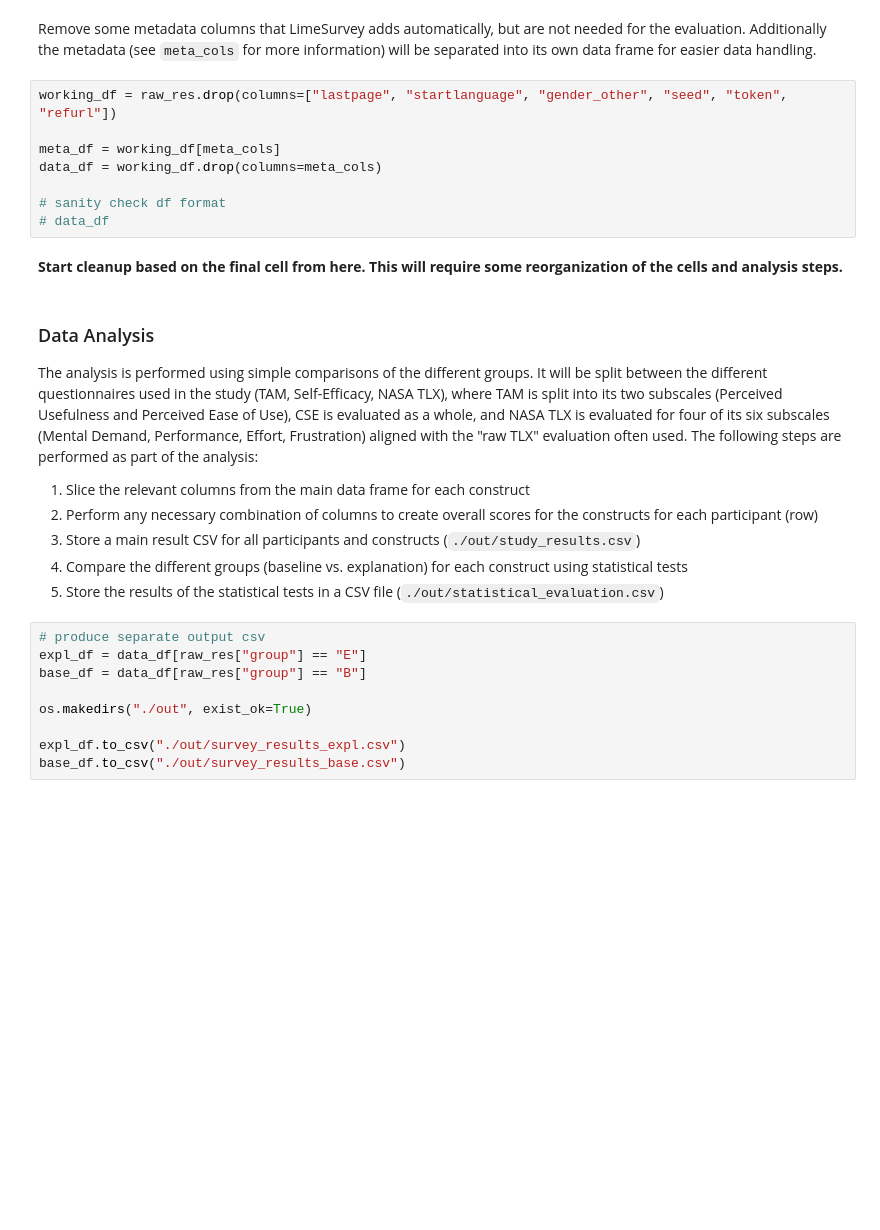
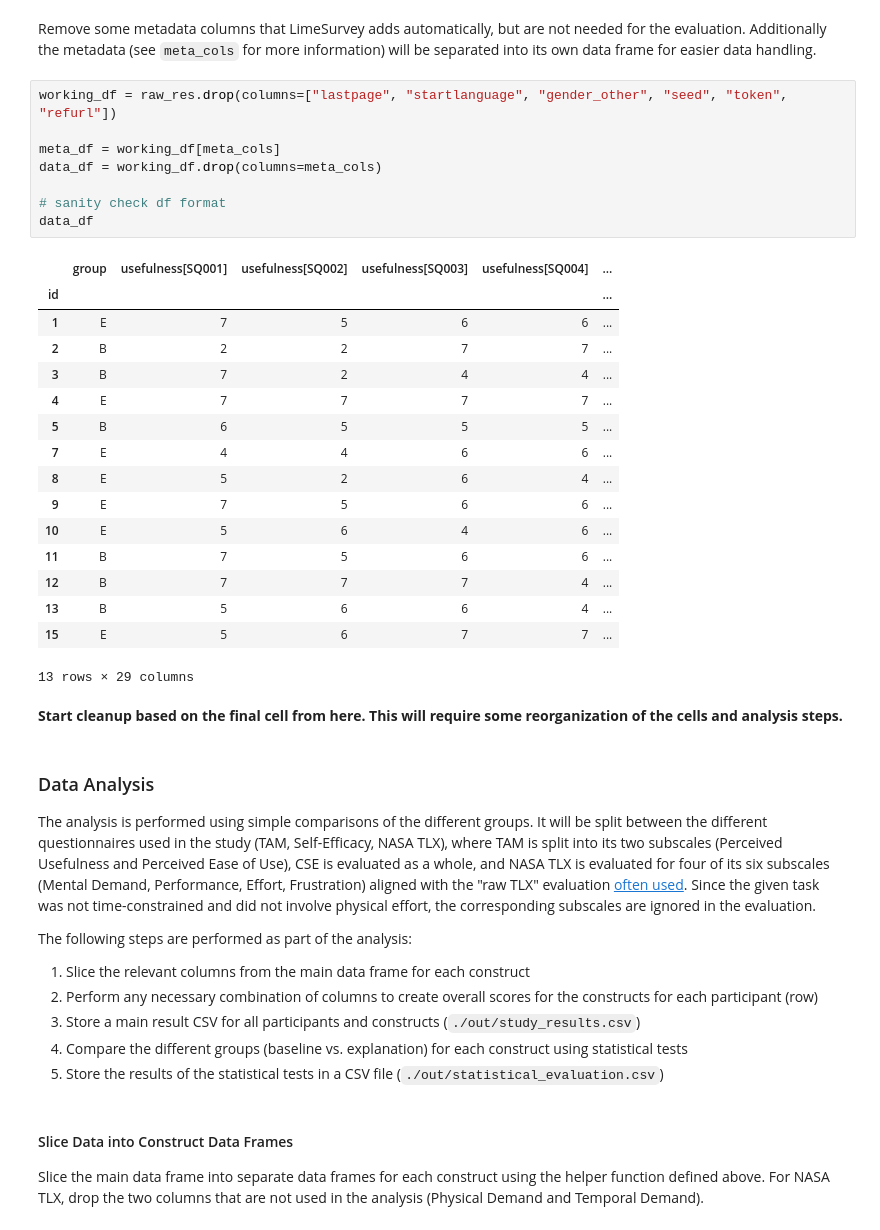
Before and after one commit to nimble-byte/thesis-code, a Jupyter notebook: evaluation/evaluation.ipynb, the cells around one changed output. Saved outputs shown, nothing was run; the diff lists cells and outputs as text; blank space fills up the shorter version.

```diff
--- a/evaluation/evaluation.ipynb
+++ b/evaluation/evaluation.ipynb
@@ -32,29 +23,43 @@ Remove some metadata columns that LimeSurvey adds automatically, but are not nee
 # %%
 working_df = raw_res.drop(columns=["lastpage", "startlanguage", "gender_other", "seed", "token", "refurl"])
 
 meta_df = working_df[meta_cols]
 data_df = working_df.drop(columns=meta_cols)
 
 # sanity check df format
-# data_df
+data_df
+# %% [output]
+|  | group | usefulness[SQ001] | usefulness[SQ002] | usefulness[SQ003] | usefulness[SQ004] | ... |
+| id |  |  |  |  |  | ... |
+| 1 | E | 7 | 5 | 6 | 6 | ... |
+| 2 | B | 2 | 2 | 7 | 7 | ... |
+| 3 | B | 7 | 2 | 4 | 4 | ... |
+| 4 | E | 7 | 7 | 7 | 7 | ... |
+| 5 | B | 6 | 5 | 5 | 5 | ... |
+| 7 | E | 4 | 4 | 6 | 6 | ... |
+| 8 | E | 5 | 2 | 6 | 4 | ... |
+| 9 | E | 7 | 5 | 6 | 6 | ... |
+| 10 | E | 5 | 6 | 4 | 6 | ... |
+| 11 | B | 7 | 5 | 6 | 6 | ... |
+| 12 | B | 7 | 7 | 7 | 4 | ... |
+| 13 | B | 5 | 6 | 6 | 4 | ... |
+| 15 | E | 5 | 6 | 7 | 7 | ... |
+13 rows × 29 columns
 # %% [markdown]
 **Start cleanup based on the final cell from here. This will require some reorganization of the cells and analysis steps.**
 # %% [markdown]
 ### Data Analysis
 
-The analysis is performed using simple comparisons of the different groups. It will be split between the different questionnaires used in the study (TAM, Self-Efficacy, NASA TLX), where TAM is split into its two subscales (Perceived Usefulness and Perceived Ease of Use), CSE is evaluated as a whole, and NASA TLX is evaluated for four of its six subscales (Mental Demand, Performance, Effort, Frustration) aligned with the "raw TLX" evaluation often used. The following steps are performed as part of the analysis:
+The analysis is performed using simple comparisons of the different groups. It will be split between the different questionnaires used in the study (TAM, Self-Efficacy, NASA TLX), where TAM is split into its two subscales (Perceived Usefulness and Perceived Ease of Use), CSE is evaluated as a whole, and NASA TLX is evaluated for four of its six subscales (Mental Demand, Performance, Effort, Frustration) aligned with the "raw TLX" evaluation [often used](https://doi.org/10.1177/154193120605000909). Since the given task was not time-constrained and did not involve physical effort, the corresponding subscales are ignored in the evaluation.
+
+The following steps are performed as part of the analysis:
 
 1. Slice the relevant columns from the main data frame for each construct
 2. Perform any necessary combination of columns to create overall scores for the constructs for each participant (row)
 3. Store a main result CSV for all participants and constructs (`./out/study_results.csv`)
 4. Compare the different groups (baseline vs. explanation) for each construct using statistical tests
 5. Store the results of the statistical tests in a CSV file (`./out/statistical_evaluation.csv`)
-# %%
-# produce separate output csv
-expl_df = data_df[raw_res["group"] == "E"]
-base_df = data_df[raw_res["group"] == "B"]
-
-os.makedirs("./out", exist_ok=True)
-
-expl_df.to_csv("./out/survey_results_expl.csv")
-base_df.to_csv("./out/survey_results_base.csv")
+# %% [markdown]
+#### Slice Data into Construct Data Frames
+
+Slice the main data frame into separate data frames for each construct using the helper function defined above. For NASA TLX, drop the two columns that are not used in the analysis (Physical Demand and Temporal Demand).
```
Also changed, not shown: parts of 17 cells of this notebook, 6 other files.
